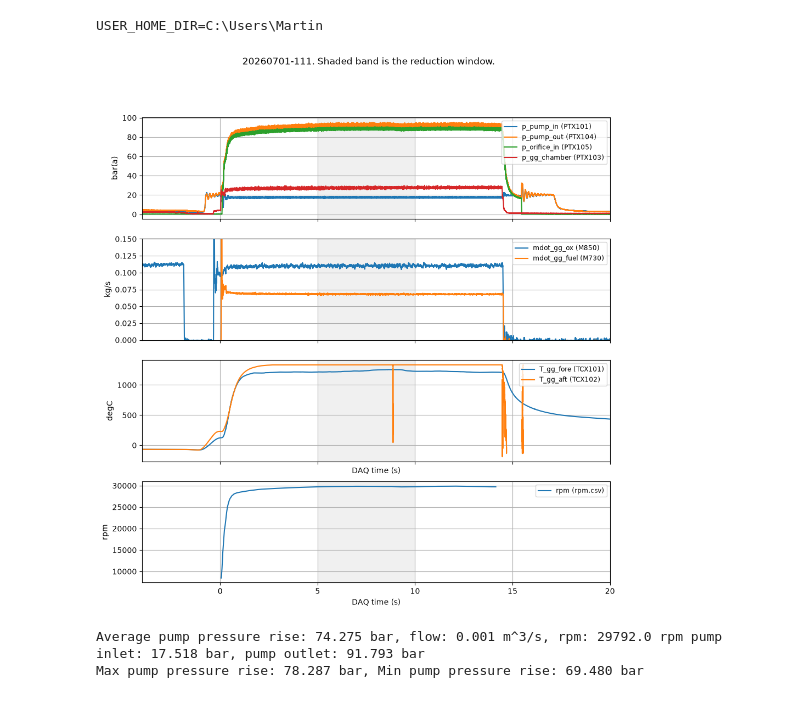
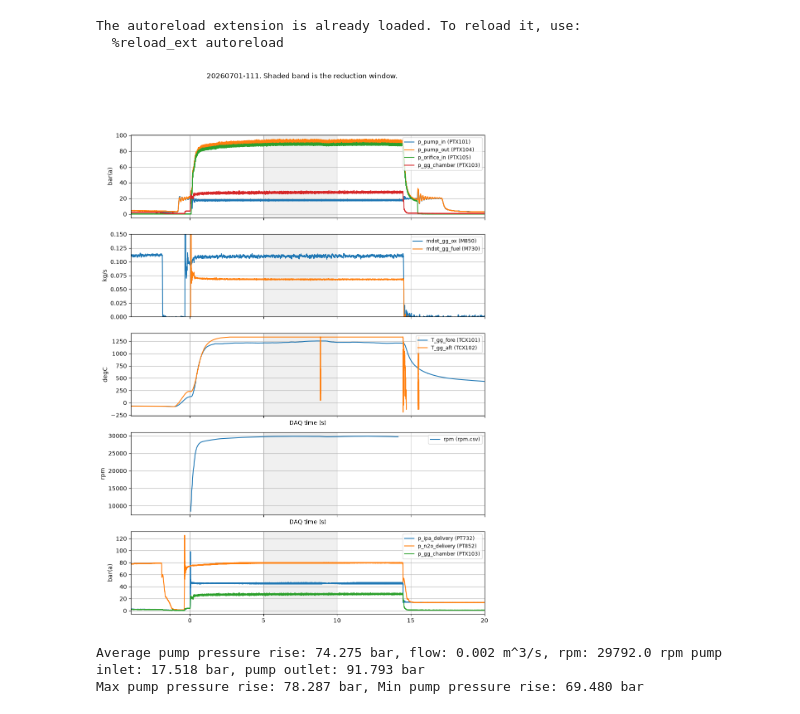
Before and after one commit to LpHiX/otp-sizing, a Jupyter notebook: data/LilianCFD20260928/lilian_cfd.ipynb, the cells around one changed output. Saved outputs shown, nothing was run; the diff lists cells and outputs as text; code cells hidden in the pictures.

```diff
--- a/data/LilianCFD20260928/lilian_cfd.ipynb
+++ b/data/LilianCFD20260928/lilian_cfd.ipynb
@@ -14,7 +14,7 @@ STEADY_STATE_START, STEADY_STATE_END = (5.0, 10.0)
 STEADY_STATE = (STEADY_STATE_START, STEADY_STATE_END)
 
 import matplotlib.pyplot as plt
-fig, axs = plt.subplots(4, 1, figsize=(11, 11), sharex=True)
+fig, axs = plt.subplots(5, 1, figsize=(11, 15), sharex=True)
 
 def smooth(x):
     return pd.Series(x).rolling(15, center=True).median().rolling(15, center=True).mean().to_numpy()
@@ -23,42 +23,48 @@ import pandas as pd
 for n in ("p_pump_in", "p_pump_out", "p_orifice_in", "p_gg_chamber"):
     axs[0].plot(run[n].t, run[n].v, label=f"{n} ({run[n].source})")
 axs[0].set_ylabel("bar(a)")
+
+for n in ("p_ipa_delivery", "p_n2o_delivery", "p_gg_chamber"):
+    axs[4].plot(run[n].t, run[n].v, label=f"{n} ({run[n].source})")
+    axs[4].set_ylabel("bar(a)");
+
 
 for n in ("mdot_gg_ox", "mdot_gg_fuel"):
     axs[1].plot(run[n].t, run[n].v, label=f"{n} ({run[n].source})")
 axs[1].set_ylabel("kg/s")
 axs[1].set_ylim(0, 0.15)
 
 for n in ("T_gg_fore", "T_gg_aft"):
     axs[2].plot(run[n].t, run[n].v, label=f"{n} ({run[n].source})")
 axs[2].set_ylabel("degC"); axs[2].set_xlabel("DAQ time (s)")
 
 for n in ("rpm",):
     axs[3].plot(run[n].t, run[n].v, label=f"{n} ({run[n].source})")
 axs[3].set_ylabel("rpm"); axs[3].set_xlabel("DAQ time (s)")
 
 for ax in axs:
     ax.grid(True); ax.legend(fontsize="small", loc="upper right")
     ax.axvspan(*STEADY_STATE, color="k", alpha=0.06)
 axs[0].set_xlim(-4, 20)
 fig.suptitle("20260701-111. Shaded band is the reduction window.");
 plt.show()
 
 # Find average values over the steady state window
 # dp_average = run["dp_pump"].average(*STEADY_STATE)
 avg_dp = run["dp_pump"].mean(STEADY_STATE_START, STEADY_STATE_END)
 avg_Q = run["Q_pump"].mean(STEADY_STATE_START, STEADY_STATE_END)
 avg_rpm = run["rpm"].mean(STEADY_STATE_START, STEADY_STATE_END)
 avg_p_inlet = run["p_pump_in"].mean(STEADY_STATE_START, STEADY_STATE_END)
 max_dp = run["dp_pump"].max(STEADY_STATE_START, STEADY_STATE_END)
 min_dp = run["dp_pump"].min(STEADY_STATE_START, STEADY_STATE_END)
 avg_p_outlet = run["p_pump_out"].mean(STEADY_STATE_START, STEADY_STATE_END)
 print(f"Average pump pressure rise: {avg_dp:.3f} bar, flow: {avg_Q:.3f} m^3/s, rpm: {avg_rpm:.1f} rpm", f"pump inlet: {avg_p_inlet:.3f} bar, pump outlet: {avg_p_outlet:.3f} bar")
 print (f"Max pump pressure rise: {max_dp:.3f} bar, Min pump pressure rise: {min_dp:.3f} bar")
 # %% [output]
-USER_HOME_DIR=C:\Users\Martin
+The autoreload extension is already loaded. To reload it, use:
+  %reload_ext autoreload
-[figure, old version]
+[figure, new version]
-Average pump pressure rise: 74.275 bar, flow: 0.001 m^3/s, rpm: 29792.0 rpm pump inlet: 17.518 bar, pump outlet: 91.793 bar
+Average pump pressure rise: 74.275 bar, flow: 0.002 m^3/s, rpm: 29792.0 rpm pump inlet: 17.518 bar, pump outlet: 91.793 bar
 Max pump pressure rise: 78.287 bar, Min pump pressure rise: 69.480 bar
 # %%
 import pandas as pd
```
Also changed, not shown: parts of 2 cells of this notebook, 9 other files.
